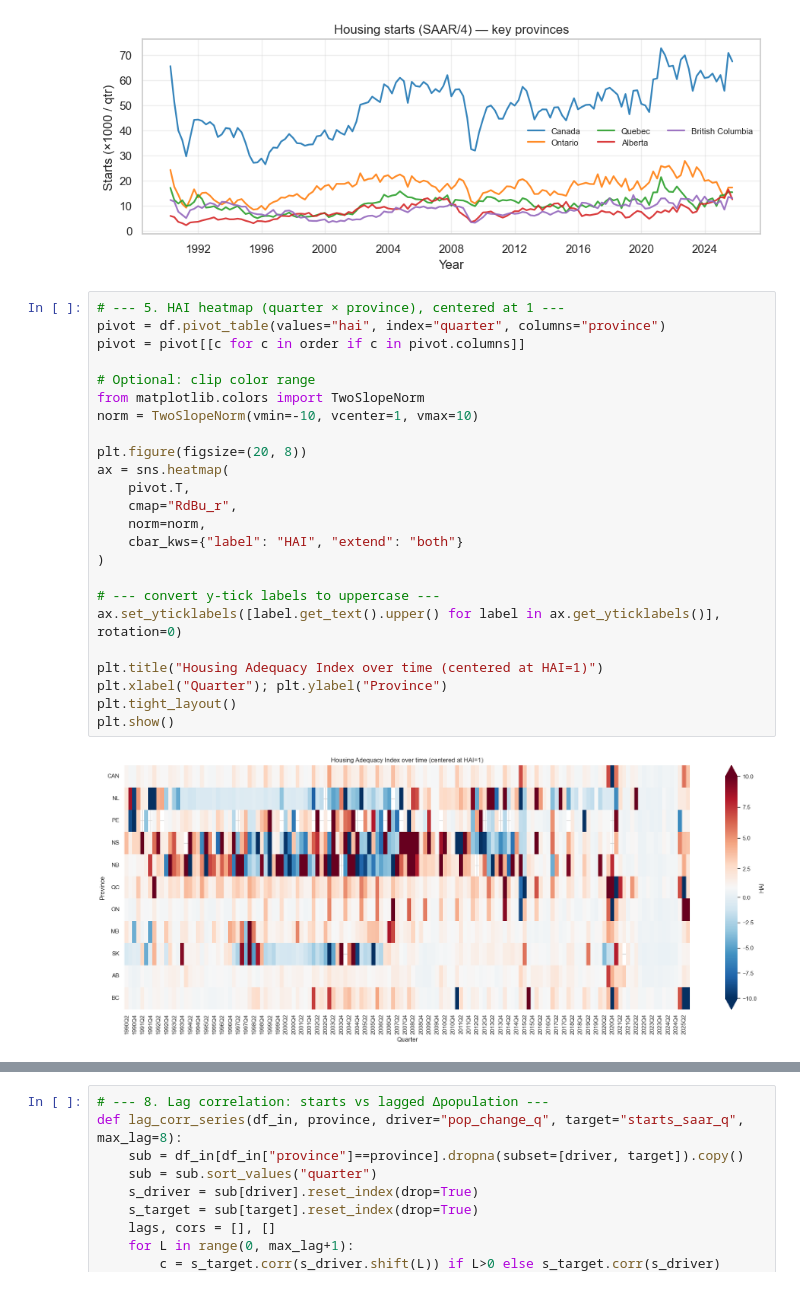
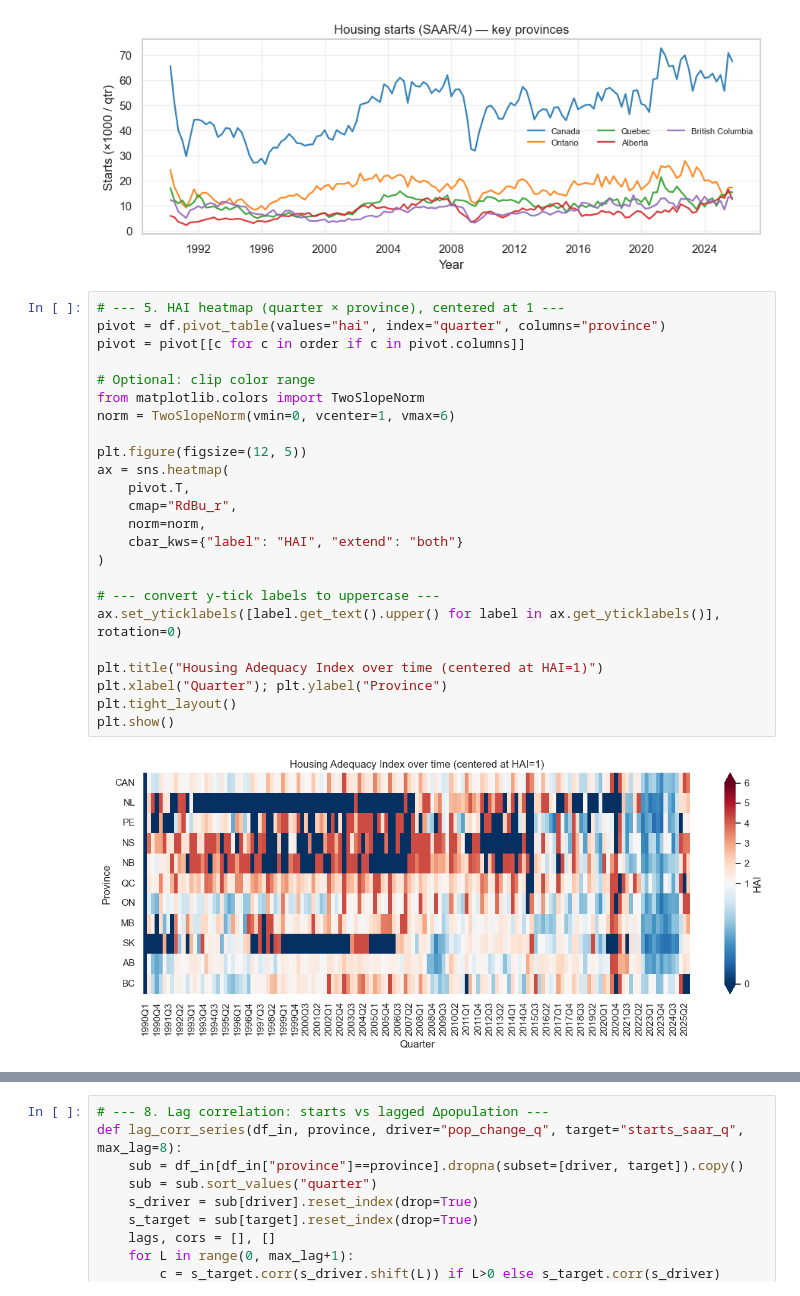
Before and after one commit to Erdos-Projects/fall-2025-forecasting-housing-supply-demand, a Jupyter notebook: EDA_DS_fin.ipynb, the cells around one changed output, grey strips where cells are left out. Saved outputs shown, nothing was run; the diff lists cells and outputs as text.

```diff
--- a/EDA_DS_fin.ipynb
+++ b/EDA_DS_fin.ipynb
@@ -127,29 +127,29 @@ plt.grid(True, alpha=0.3); plt.tight_layout(); plt.show()
 # %%
 # --- 5. HAI heatmap (quarter × province), centered at 1 ---
 pivot = df.pivot_table(values="hai", index="quarter", columns="province")
 pivot = pivot[[c for c in order if c in pivot.columns]]
 
 # Optional: clip color range
 from matplotlib.colors import TwoSlopeNorm
-norm = TwoSlopeNorm(vmin=-10, vcenter=1, vmax=10)
+norm = TwoSlopeNorm(vmin=0, vcenter=1, vmax=6)
 
-plt.figure(figsize=(20, 8))
+plt.figure(figsize=(12, 5))
 ax = sns.heatmap(
     pivot.T,
     cmap="RdBu_r",
     norm=norm,
     cbar_kws={"label": "HAI", "extend": "both"}
 )
 
 # --- convert y-tick labels to uppercase ---
 ax.set_yticklabels([label.get_text().upper() for label in ax.get_yticklabels()], rotation=0)
 
 plt.title("Housing Adequacy Index over time (centered at HAI=1)")
 plt.xlabel("Quarter"); plt.ylabel("Province")
 plt.tight_layout()
 plt.show()
 # %% [output]
-[figure, old version]
+[figure, new version]
 # %%
 # --- 6. Rolling HAI (4Q mean) for selected provinces ---
 plt.figure(figsize=(9, 3.6))
```
Also changed, not shown: parts of 4 cells of this notebook, 12 other files.
